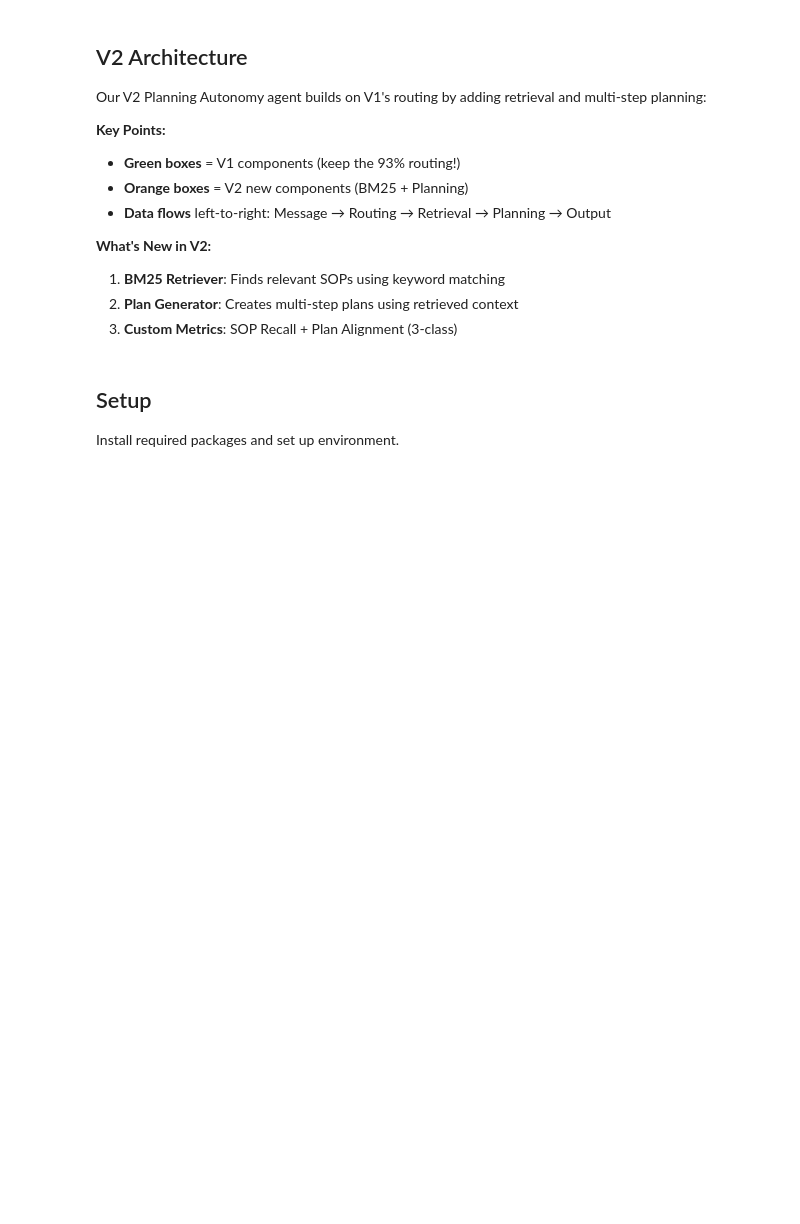
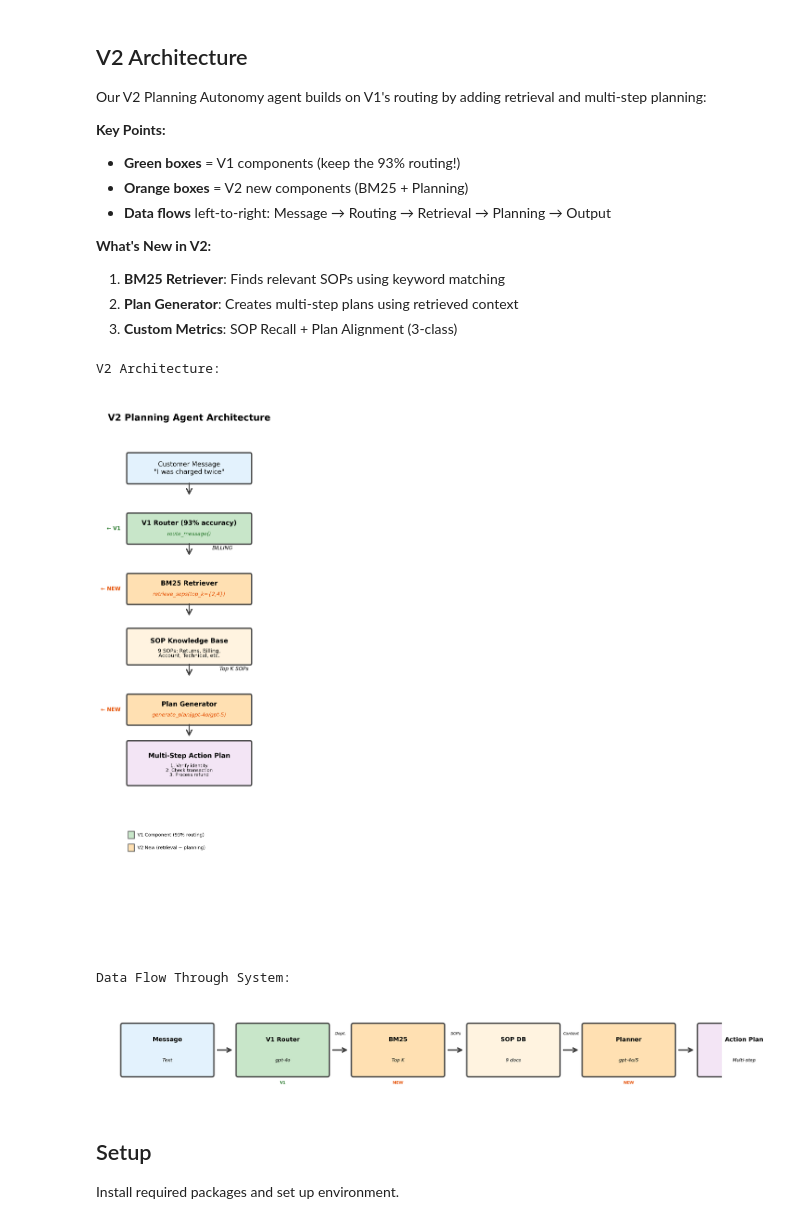
Before and after one commit to melayusejati02/Agentic-AI-LinkedIn-Learning, a Jupyter notebook: planning_autonomy.ipynb, the cells around one changed output. Drawn from its saved outputs; the diff is of its cells as text; code cells hidden in the pictures; blank space fills up the shorter version.

```diff
--- a/planning_autonomy.ipynb
+++ b/planning_autonomy.ipynb
@@ -110,11 +123,16 @@ Our V2 Planning Autonomy agent builds on V1's routing by adding retrieval and mu
 # %%
 from IPython.display import Image, display
 
 print("V2 Architecture:")
-display(Image('/content/agentic-ai-build-your-first-agentic-ai-system-4645038/assets/diagrams/v2_architecture.png', width=800))
+display(Image('/content/agentic-ai-build-your-first-agentic-ai-system-4645038-main/assets/diagrams/v2_architecture.png', width=800))
 
 print("\nData Flow Through System:")
-display(Image('/content/agentic-ai-build-your-first-agentic-ai-system-4645038/assets/diagrams/v2_data_flow.png', width=800))
+display(Image('/content/agentic-ai-build-your-first-agentic-ai-system-4645038-main/assets/diagrams/v2_data_flow.png', width=800))
+# %% [output]
+V2 Architecture:
+[figure, added]
+Data Flow Through System:
+[figure, added]
 # %% [markdown]
 ## Setup
 
```
Also changed, not shown: parts of 10 cells of this notebook.
